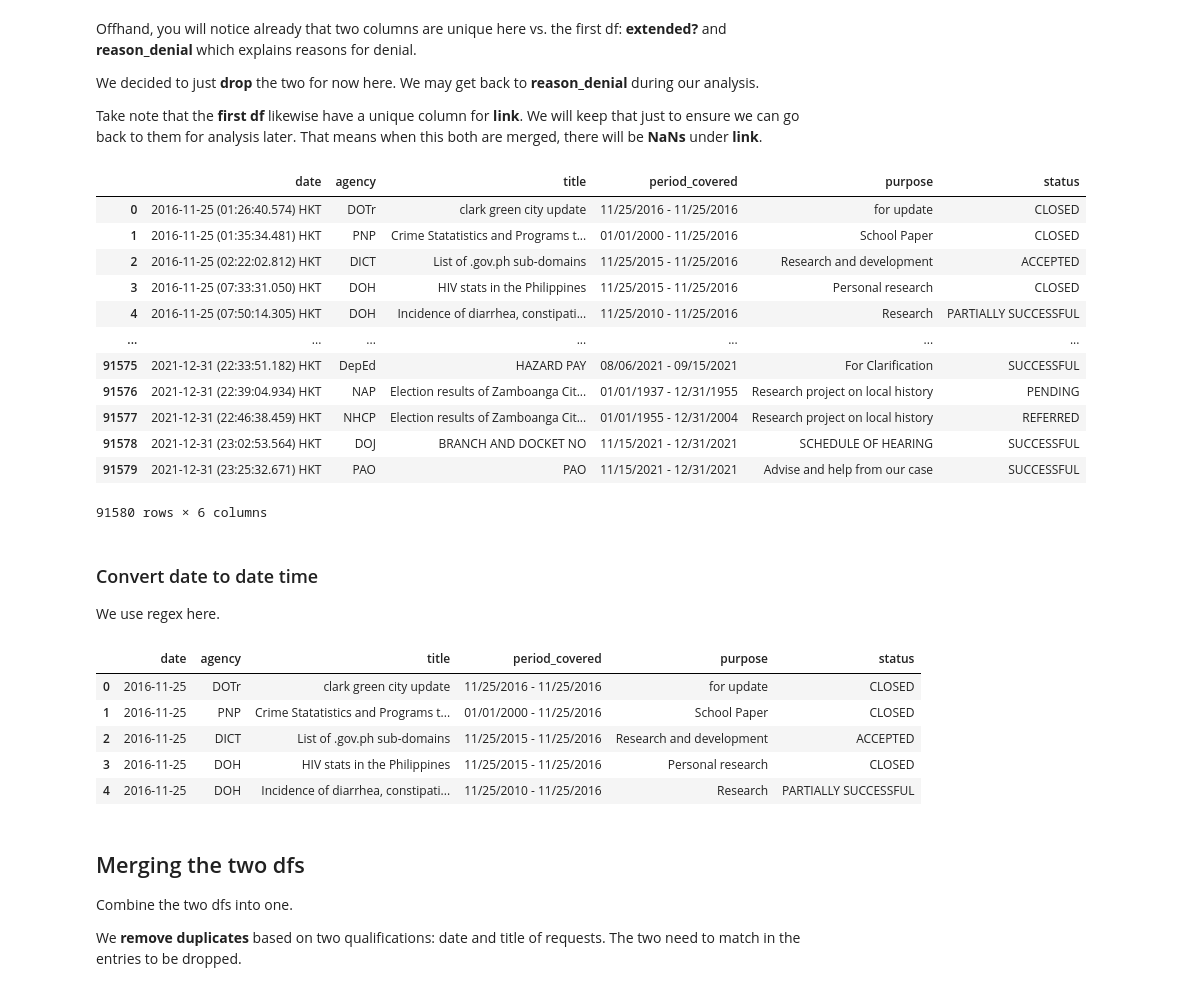
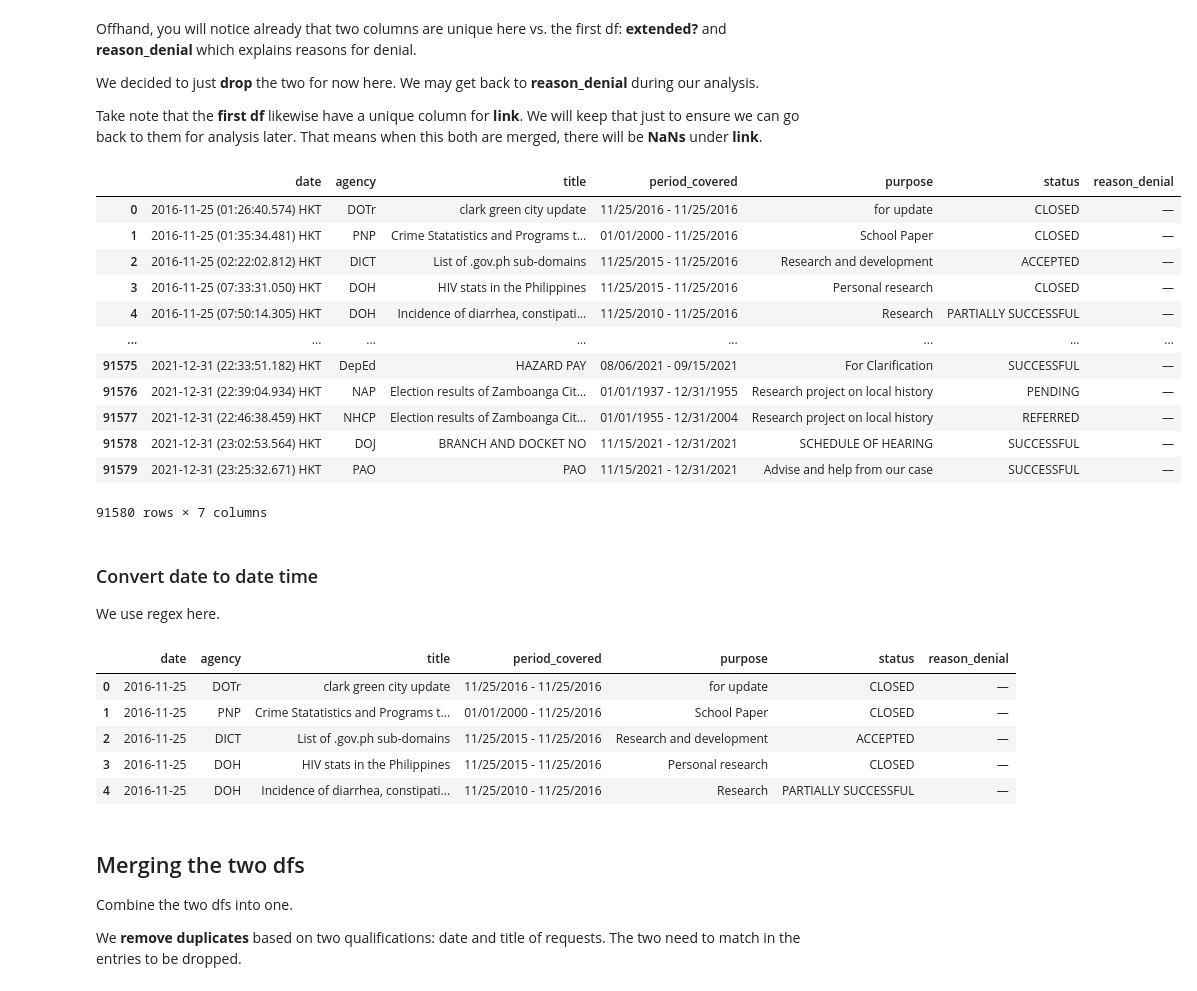
Before and after one commit to pmagtulis/foi-analysis, a Jupyter notebook: foi-analysis.ipynb, the cells around one changed output. Cells and saved outputs as stored; diff of their text form; code cells hidden in the pictures.

```diff
--- a/foi-analysis.ipynb
+++ b/foi-analysis.ipynb
@@ -80,22 +80,22 @@ We decided to just **drop** the two for now here. We may get back to **reason_de
 Take note that the **first df** likewise have a unique column for **link**. We will keep that just to ensure we can go back to them for analysis later. That means when this both are merged, there will be **NaNs** under **link**.
 # %%
 df2.columns = ['date', 'agency', 'title', 'period_covered', 'purpose', 'status', 'extended', 'reason_denial']
-df2 = df2.drop(['reason_denial', 'extended'], axis= 1)
+df2 = df2.drop(['extended'], axis= 1)
 df2
 # %% [output]
-|  | date | agency | title | period_covered | purpose | status |
-| 0 | 2016-11-25 (01:26:40.574) HKT | DOTr | clark green city update | 11/25/2016 - 11/25/2016 | for update | CLOSED |
-| 1 | 2016-11-25 (01:35:34.481) HKT | PNP | Crime Statatistics and Programs t... | 01/01/2000 - 11/25/2016 | School Paper | CLOSED |
-| 2 | 2016-11-25 (02:22:02.812) HKT | DICT | List of .gov.ph sub-domains | 11/25/2015 - 11/25/2016 | Research and development | ACCEPTED |
-| 3 | 2016-11-25 (07:33:31.050) HKT | DOH | HIV stats in the Philippines | 11/25/2015 - 11/25/2016 | Personal research | CLOSED |
-| 4 | 2016-11-25 (07:50:14.305) HKT | DOH | Incidence of diarrhea, constipati... | 11/25/2010 - 11/25/2016 | Research | PARTIALLY SUCCESSFUL |
-| ... | ... | ... | ... | ... | ... | ... |
-| 91575 | 2021-12-31 (22:33:51.182) HKT | DepEd | HAZARD PAY | 08/06/2021 - 09/15/2021 | For Clarification | SUCCESSFUL |
-| 91576 | 2021-12-31 (22:39:04.934) HKT | NAP | Election results of Zamboanga Cit... | 01/01/1937 - 12/31/1955 | Research project on local history | PENDING |
-| 91577 | 2021-12-31 (22:46:38.459) HKT | NHCP | Election results of Zamboanga Cit... | 01/01/1955 - 12/31/2004 | Research project on local history | REFERRED |
-| 91578 | 2021-12-31 (23:02:53.564) HKT | DOJ | BRANCH AND DOCKET NO | 11/15/2021 - 12/31/2021 | SCHEDULE OF HEARING | SUCCESSFUL |
-| 91579 | 2021-12-31 (23:25:32.671) HKT | PAO | PAO | 11/15/2021 - 12/31/2021 | Advise and help from our case | SUCCESSFUL |
+|  | date | agency | title | period_covered | purpose | status | reason_denial |
+| 0 | 2016-11-25 (01:26:40.574) HKT | DOTr | clark green city update | 11/25/2016 - 11/25/2016 | for update | CLOSED | — |
+| 1 | 2016-11-25 (01:35:34.481) HKT | PNP | Crime Statatistics and Programs t... | 01/01/2000 - 11/25/2016 | School Paper | CLOSED | — |
+| 2 | 2016-11-25 (02:22:02.812) HKT | DICT | List of .gov.ph sub-domains | 11/25/2015 - 11/25/2016 | Research and development | ACCEPTED | — |
+| 3 | 2016-11-25 (07:33:31.050) HKT | DOH | HIV stats in the Philippines | 11/25/2015 - 11/25/2016 | Personal research | CLOSED | — |
+| 4 | 2016-11-25 (07:50:14.305) HKT | DOH | Incidence of diarrhea, constipati... | 11/25/2010 - 11/25/2016 | Research | PARTIALLY SUCCESSFUL | — |
+| ... | ... | ... | ... | ... | ... | ... | ... |
+| 91575 | 2021-12-31 (22:33:51.182) HKT | DepEd | HAZARD PAY | 08/06/2021 - 09/15/2021 | For Clarification | SUCCESSFUL | — |
+| 91576 | 2021-12-31 (22:39:04.934) HKT | NAP | Election results of Zamboanga Cit... | 01/01/1937 - 12/31/1955 | Research project on local history | PENDING | — |
+| 91577 | 2021-12-31 (22:46:38.459) HKT | NHCP | Election results of Zamboanga Cit... | 01/01/1955 - 12/31/2004 | Research project on local history | REFERRED | — |
+| 91578 | 2021-12-31 (23:02:53.564) HKT | DOJ | BRANCH AND DOCKET NO | 11/15/2021 - 12/31/2021 | SCHEDULE OF HEARING | SUCCESSFUL | — |
+| 91579 | 2021-12-31 (23:25:32.671) HKT | PAO | PAO | 11/15/2021 - 12/31/2021 | Advise and help from our case | SUCCESSFUL | — |
-91580 rows × 6 columns
+91580 rows × 7 columns
 # %% [markdown]
 ### Convert date to date time
 
@@ -106,12 +106,12 @@ df2['date'] = df2.date.str.replace(r'[()](\d\d[:]\d\d[:]\d\d[.]\d\d\d)[()]', '',
 df2.date = pd.to_datetime(df2.date)
 df2.head()
 # %% [output]
-|  | date | agency | title | period_covered | purpose | status |
-| 0 | 2016-11-25 | DOTr | clark green city update | 11/25/2016 - 11/25/2016 | for update | CLOSED |
-| 1 | 2016-11-25 | PNP | Crime Statatistics and Programs t... | 01/01/2000 - 11/25/2016 | School Paper | CLOSED |
-| 2 | 2016-11-25 | DICT | List of .gov.ph sub-domains | 11/25/2015 - 11/25/2016 | Research and development | ACCEPTED |
-| 3 | 2016-11-25 | DOH | HIV stats in the Philippines | 11/25/2015 - 11/25/2016 | Personal research | CLOSED |
-| 4 | 2016-11-25 | DOH | Incidence of diarrhea, constipati... | 11/25/2010 - 11/25/2016 | Research | PARTIALLY SUCCESSFUL |
+|  | date | agency | title | period_covered | purpose | status | reason_denial |
+| 0 | 2016-11-25 | DOTr | clark green city update | 11/25/2016 - 11/25/2016 | for update | CLOSED | — |
+| 1 | 2016-11-25 | PNP | Crime Statatistics and Programs t... | 01/01/2000 - 11/25/2016 | School Paper | CLOSED | — |
+| 2 | 2016-11-25 | DICT | List of .gov.ph sub-domains | 11/25/2015 - 11/25/2016 | Research and development | ACCEPTED | — |
+| 3 | 2016-11-25 | DOH | HIV stats in the Philippines | 11/25/2015 - 11/25/2016 | Personal research | CLOSED | — |
+| 4 | 2016-11-25 | DOH | Incidence of diarrhea, constipati... | 11/25/2010 - 11/25/2016 | Research | PARTIALLY SUCCESSFUL | — |
 # %% [markdown]
 ## Merging the two dfs
 
```
Also changed, not shown: parts of 26 cells of this notebook.
